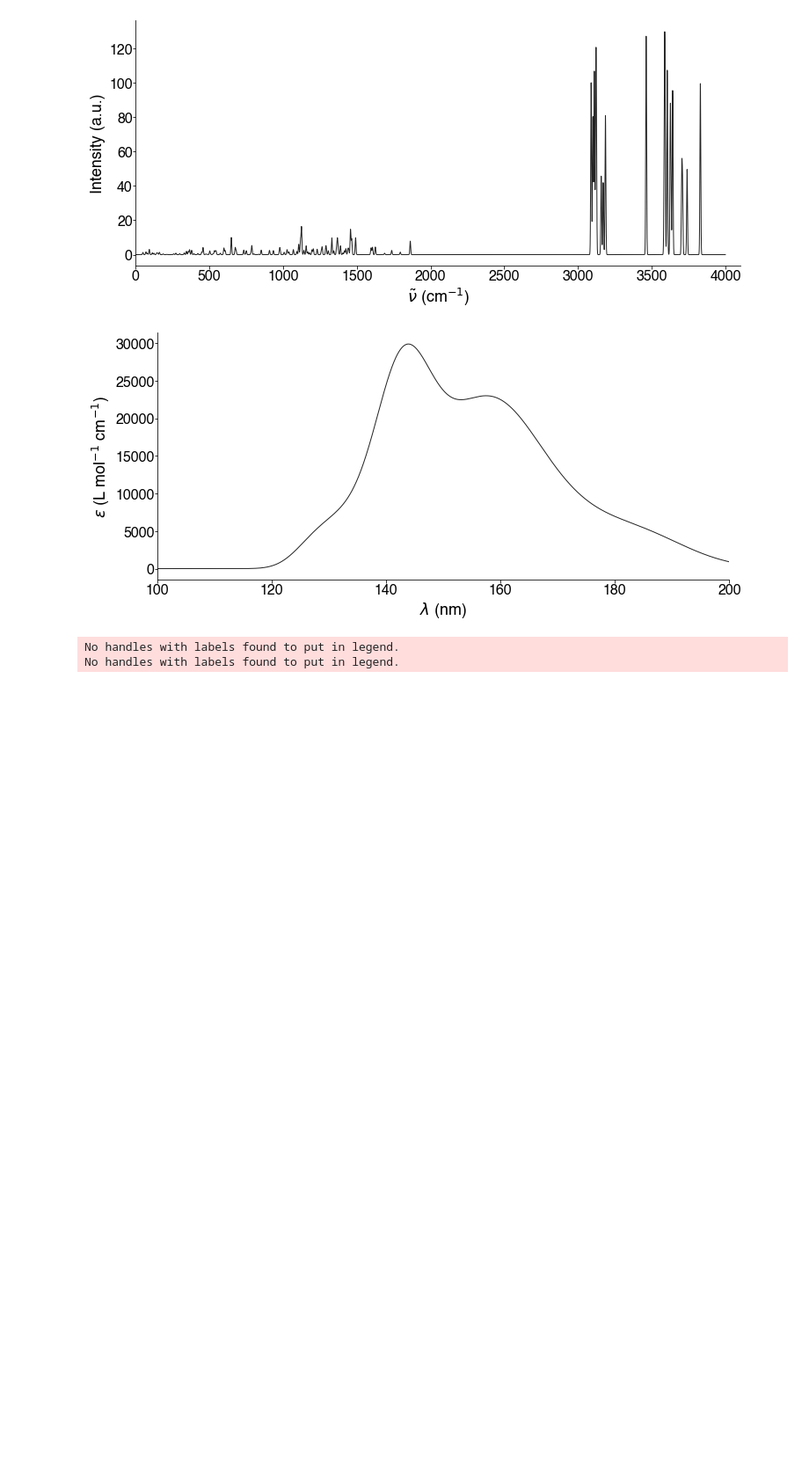
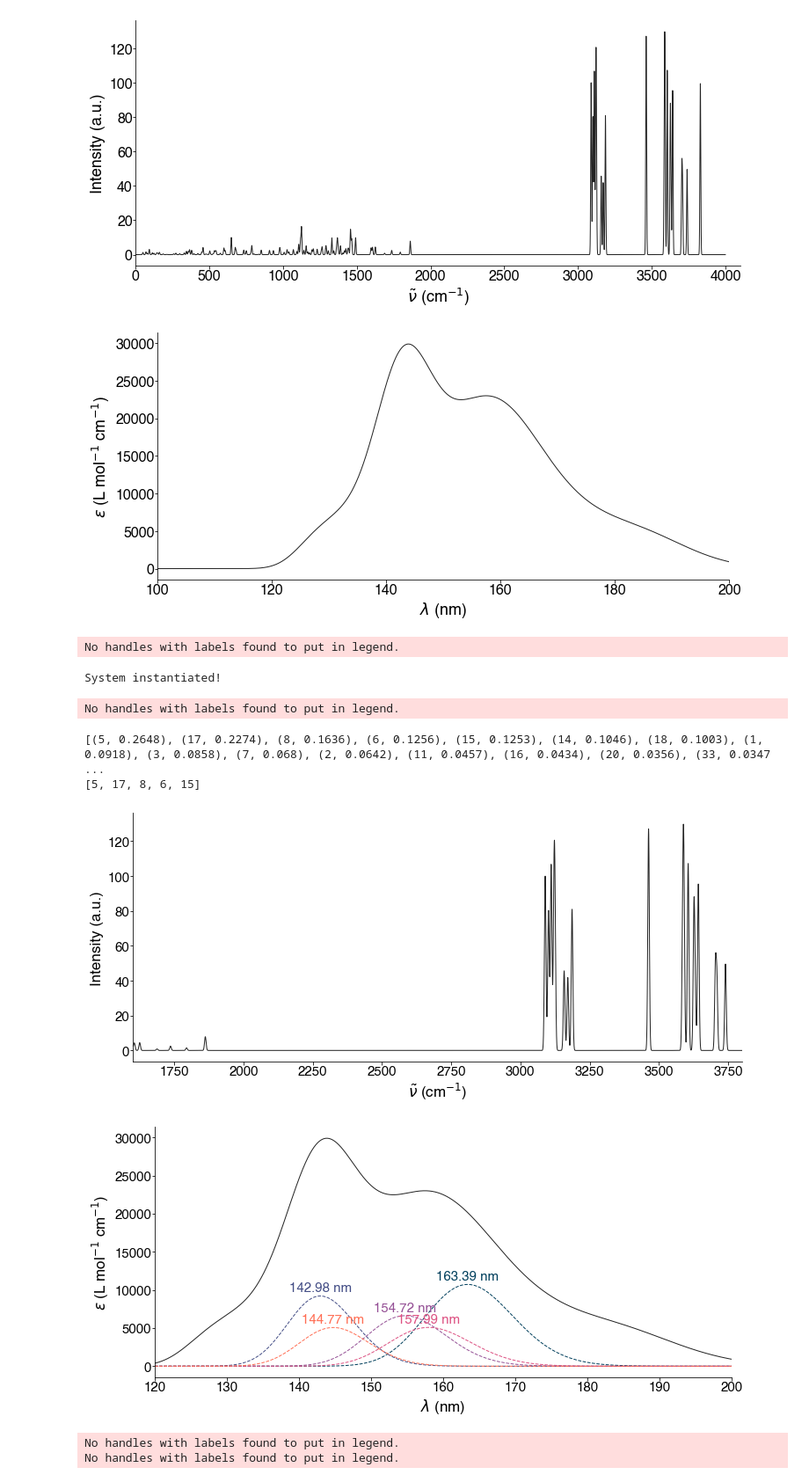
Before and after one commit to oscarigrexas/eomt-oscar, a Jupyter notebook: exploration/plot-spectra.ipynb, the cells around one changed output. Shown at 88% size. Drawn from its saved outputs; the diff is of its cells as text; code cells hidden in the pictures; blank space fills up the shorter version.

```diff
--- a/exploration/plot-spectra.ipynb
+++ b/exploration/plot-spectra.ipynb
@@ -446,6 +446,23 @@ No handles with labels found to put in legend.
 [figure]
 [figure]
 [figure]
+# %%
+sys = System(name='STX')
+sys.load_uv('/Users/oscar/Dropbox/s3/flowers-and-stx/stx/uv-stx.log')
+sys.get_wn('/Users/oscar/Dropbox/s3/flowers-and-stx/stx/raman-stx.log')
+sys.load_raman('/Users/oscar/Dropbox/s3/flowers-and-stx/stx/raman-stx.log')
+f, ax = plot_raman(sys, mode='SL', xlim=[1600, 3800])
+pu.save_figure(f, '../images/raman-stx.pdf')
+f, ax = plot_uv(sys, states_to_plot=5, xlim=[120, 200])
+pu.save_figure(f, '../images/uv-stx.pdf')
+# %% [output]
+No handles with labels found to put in legend.
+System instantiated!
+No handles with labels found to put in legend.
+[(5, 0.2648), (17, 0.2274), (8, 0.1636), (6, 0.1256), (15, 0.1253), (14, 0.1046), (18, 0.1003), (1, 0.0918), (3, 0.0858), (7, 0.068), (2, 0.0642), (11, 0.0457), (16, 0.0434), (20, 0.0356), (33, 0.0347 ...
+[5, 17, 8, 6, 15]
+[figure, added]
+[figure, added]
 # %%
 sys = load_flower('s08')
 plot_uv(system=sys, states_to_plot=[24, 30], height=4)
```
Also changed, not shown: 8 other files.
